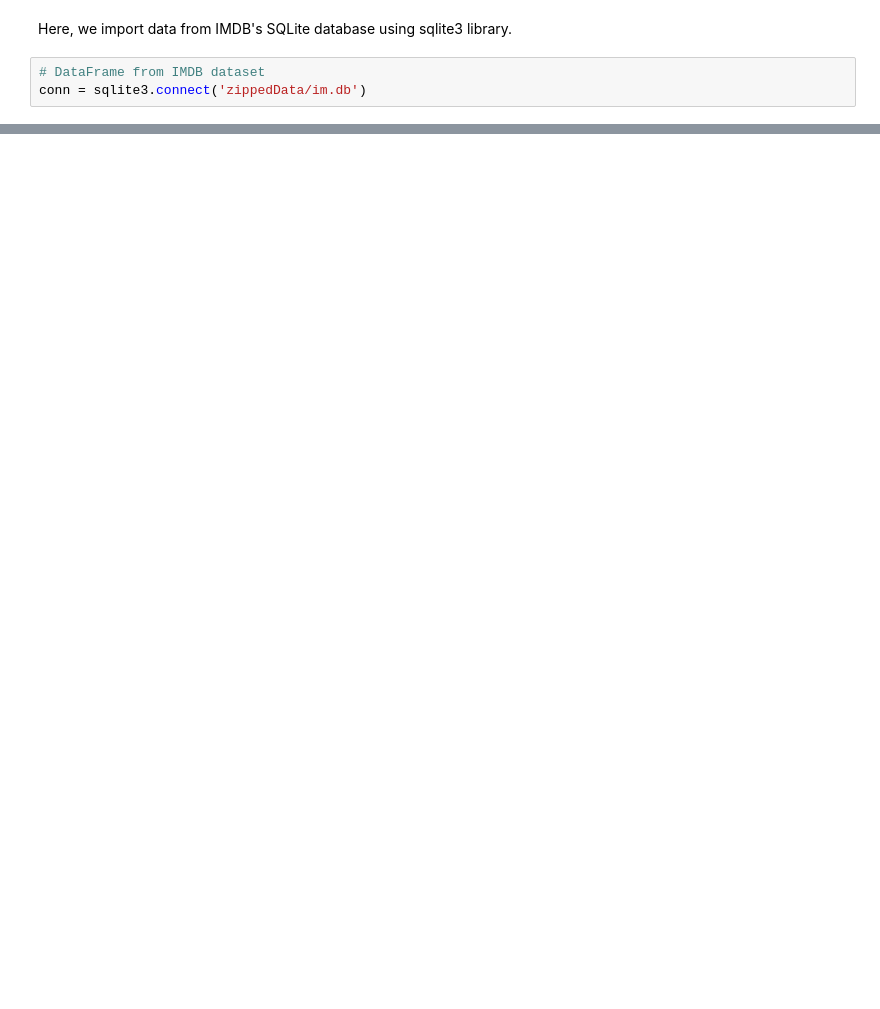
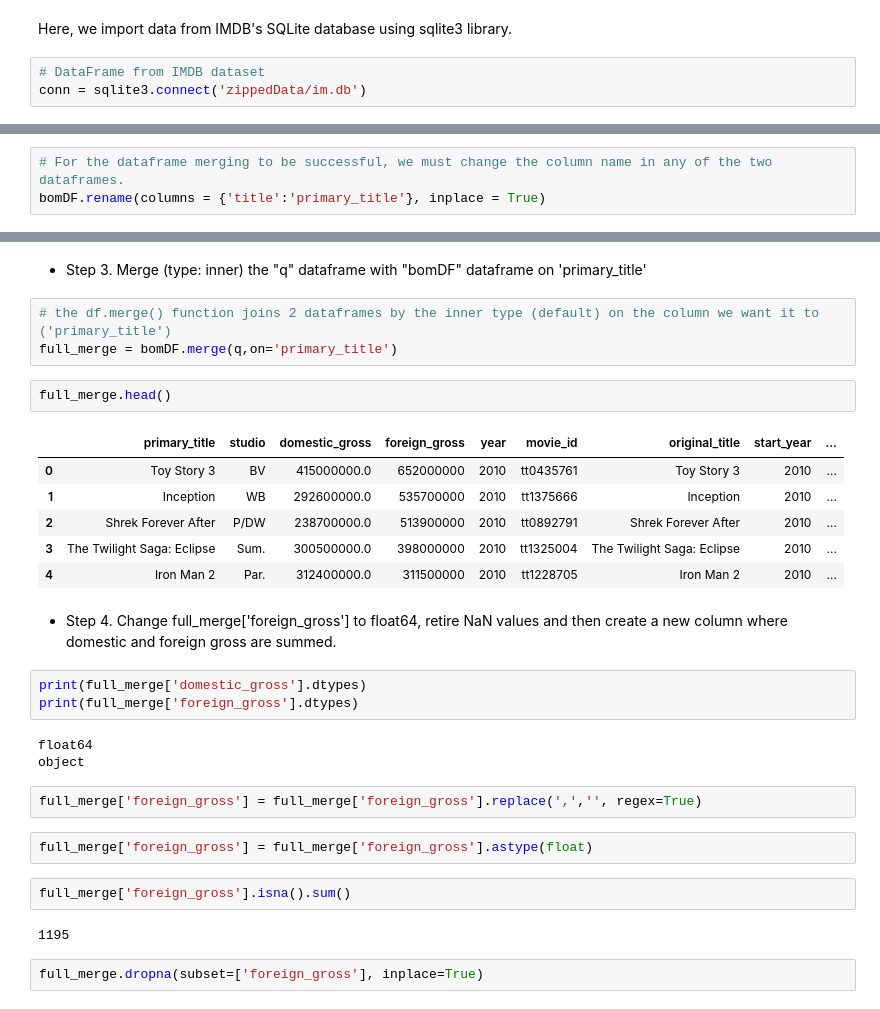
Before and after one commit to mahanabba/Pod_3_Capstone, a Jupyter notebook: student.ipynb, the cells around one changed output, grey strips where cells are left out. Saved outputs shown, nothing was run; the diff lists cells and outputs as text; blank space fills up the shorter version.

```diff
--- a/student.ipynb
+++ b/student.ipynb
@@ -139,0 +156,3 @@ bomDF.shape
+# %%
+# For the dataframe merging to be successful, we must change the column name in any of the two dataframes.
+bomDF.rename(columns = {'title':'primary_title'}, inplace = True)
@@ -139,0 +165,32 @@ bomDF.shape
+# %% [markdown]
+- Step 3. Merge (type: inner) the "q" dataframe with "bomDF" dataframe on 'primary_title'
+# %%
+# the df.merge() function joins 2 dataframes by the inner type (default) on the column we want it to ('primary_title')
+full_merge = bomDF.merge(q,on='primary_title')
+# %%
+full_merge.head()
+# %% [output]
+|  | primary_title | studio | domestic_gross | foreign_gross | year | movie_id | original_title | start_year | ... |
+| 0 | Toy Story 3 | BV | 415000000.0 | 652000000 | 2010 | tt0435761 | Toy Story 3 | 2010 | ... |
+| 1 | Inception | WB | 292600000.0 | 535700000 | 2010 | tt1375666 | Inception | 2010 | ... |
+| 2 | Shrek Forever After | P/DW | 238700000.0 | 513900000 | 2010 | tt0892791 | Shrek Forever After | 2010 | ... |
+| 3 | The Twilight Saga: Eclipse | Sum. | 300500000.0 | 398000000 | 2010 | tt1325004 | The Twilight Saga: Eclipse | 2010 | ... |
+| 4 | Iron Man 2 | Par. | 312400000.0 | 311500000 | 2010 | tt1228705 | Iron Man 2 | 2010 | ... |
+# %% [markdown]
+- Step 4. Change full_merge['foreign_gross'] to float64, retire NaN values and then create a new column where domestic and foreign gross are summed.
+# %%
+print(full_merge['domestic_gross'].dtypes)
+print(full_merge['foreign_gross'].dtypes)
+# %% [output]
+float64
+object
+# %%
+full_merge['foreign_gross'] = full_merge['foreign_gross'].replace(',','', regex=True)
+# %%
+full_merge['foreign_gross'] = full_merge['foreign_gross'].astype(float)
+# %%
+full_merge['foreign_gross'].isna().sum()
+# %% [output]
+1195
+# %%
+full_merge.dropna(subset=['foreign_gross'], inplace=True)
```
Also changed, not shown: parts of 67 cells of this notebook.
